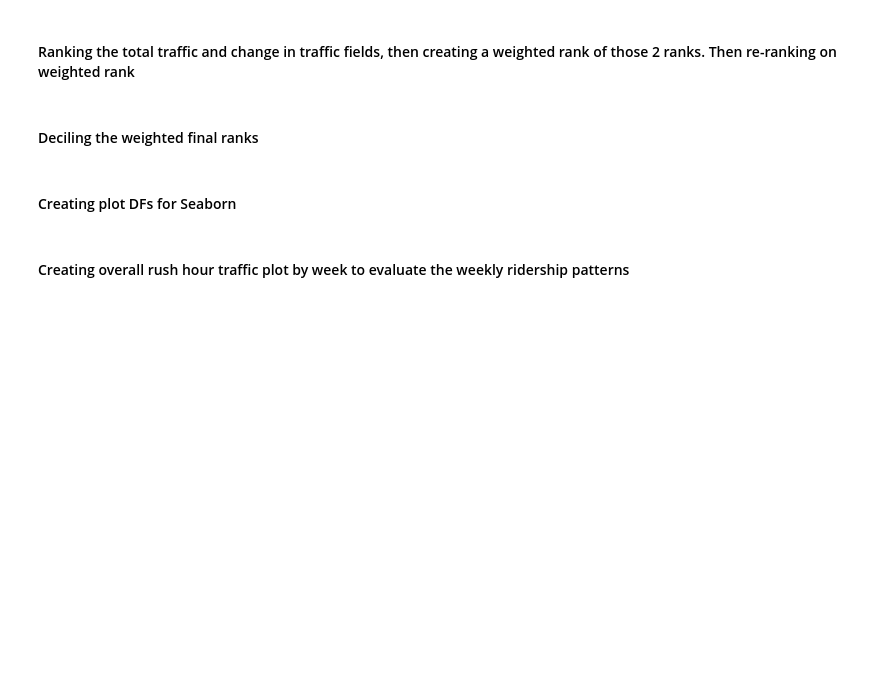
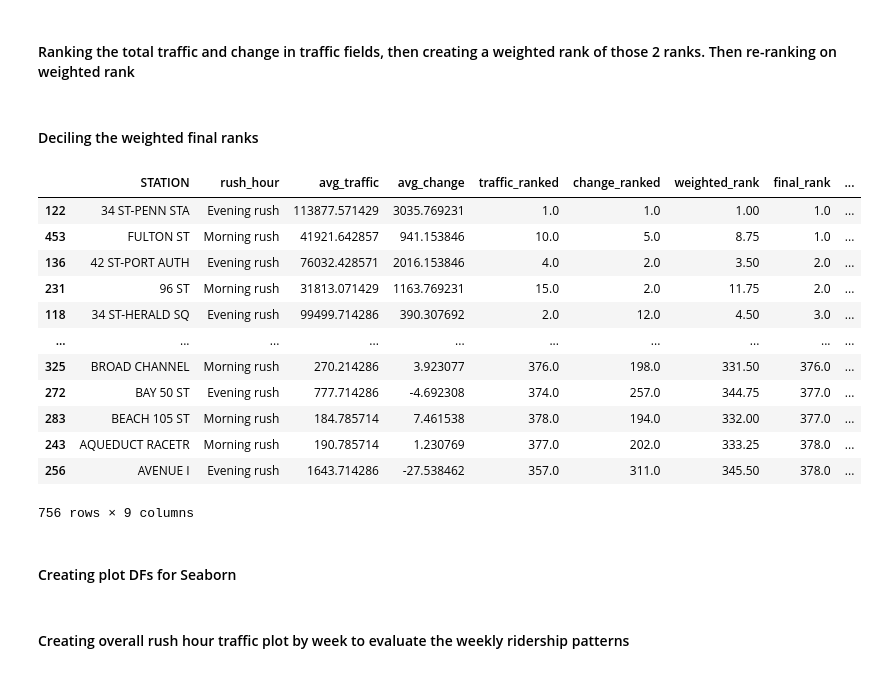
Before and after one commit to phillrich13/EDA, a Jupyter notebook: Data Aggregation.ipynb, the cells around one changed output. Drawn from its saved outputs; the diff is of its cells as text; code cells hidden in the pictures; blank space fills up the shorter version.

```diff
--- a/Data Aggregation.ipynb
+++ b/Data Aggregation.ipynb
@@ -100,8 +85,23 @@ station_total['final_rank'] =  station_total.groupby(['rush_hour']).weighted_ran
 # %%
 decile_level = max(station_total.final_rank)/10
 station_total['traffic_decile'] = np.ceil(station_total['final_rank']/decile_level)
 
-station_total.to_csv("/Users/philliprichardson/Metis/Module 1/deciled stations.csv")
+station_total.sort_values(by = ['traffic_decile', 'final_rank'])[['STATION', 'rush_hour', 'avg_traffic', 'avg_change', 'traffic_ranked', 'change_ranked', 'weighted_rank', 'final_rank', 'traffic_decile']]
+# station_total.to_csv("/Users/philliprichardson/Metis/Module 1/deciled stations.csv")
+# %% [output]
+|  | STATION | rush_hour | avg_traffic | avg_change | traffic_ranked | change_ranked | weighted_rank | final_rank | ... |
+| 122 | 34 ST-PENN STA | Evening rush | 113877.571429 | 3035.769231 | 1.0 | 1.0 | 1.00 | 1.0 | ... |
+| 453 | FULTON ST | Morning rush | 41921.642857 | 941.153846 | 10.0 | 5.0 | 8.75 | 1.0 | ... |
+| 136 | 42 ST-PORT AUTH | Evening rush | 76032.428571 | 2016.153846 | 4.0 | 2.0 | 3.50 | 2.0 | ... |
+| 231 | 96 ST | Morning rush | 31813.071429 | 1163.769231 | 15.0 | 2.0 | 11.75 | 2.0 | ... |
+| 118 | 34 ST-HERALD SQ | Evening rush | 99499.714286 | 390.307692 | 2.0 | 12.0 | 4.50 | 3.0 | ... |
+| ... | ... | ... | ... | ... | ... | ... | ... | ... | ... |
+| 325 | BROAD CHANNEL | Morning rush | 270.214286 | 3.923077 | 376.0 | 198.0 | 331.50 | 376.0 | ... |
+| 272 | BAY 50 ST | Evening rush | 777.714286 | -4.692308 | 374.0 | 257.0 | 344.75 | 377.0 | ... |
+| 283 | BEACH 105 ST | Morning rush | 184.785714 | 7.461538 | 378.0 | 194.0 | 332.00 | 377.0 | ... |
+| 243 | AQUEDUCT RACETR | Morning rush | 190.785714 | 1.230769 | 377.0 | 202.0 | 333.25 | 378.0 | ... |
+| 256 | AVENUE I | Evening rush | 1643.714286 | -27.538462 | 357.0 | 311.0 | 345.50 | 378.0 | ... |
+756 rows × 9 columns
 # %% [markdown]
 #### Creating plot DFs for Seaborn
 # %%
```
Also changed, not shown: parts of 1 cell of this notebook.
